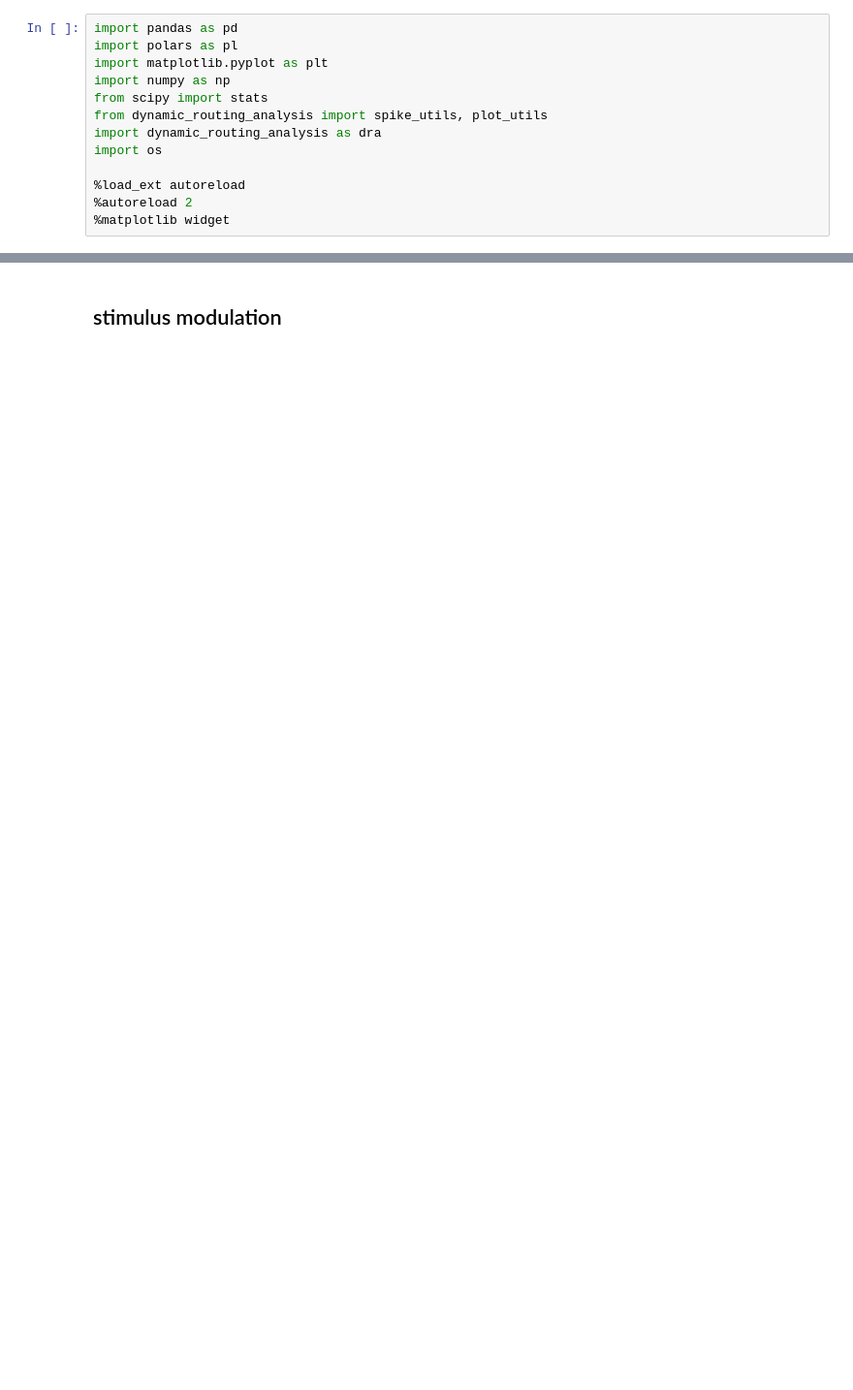
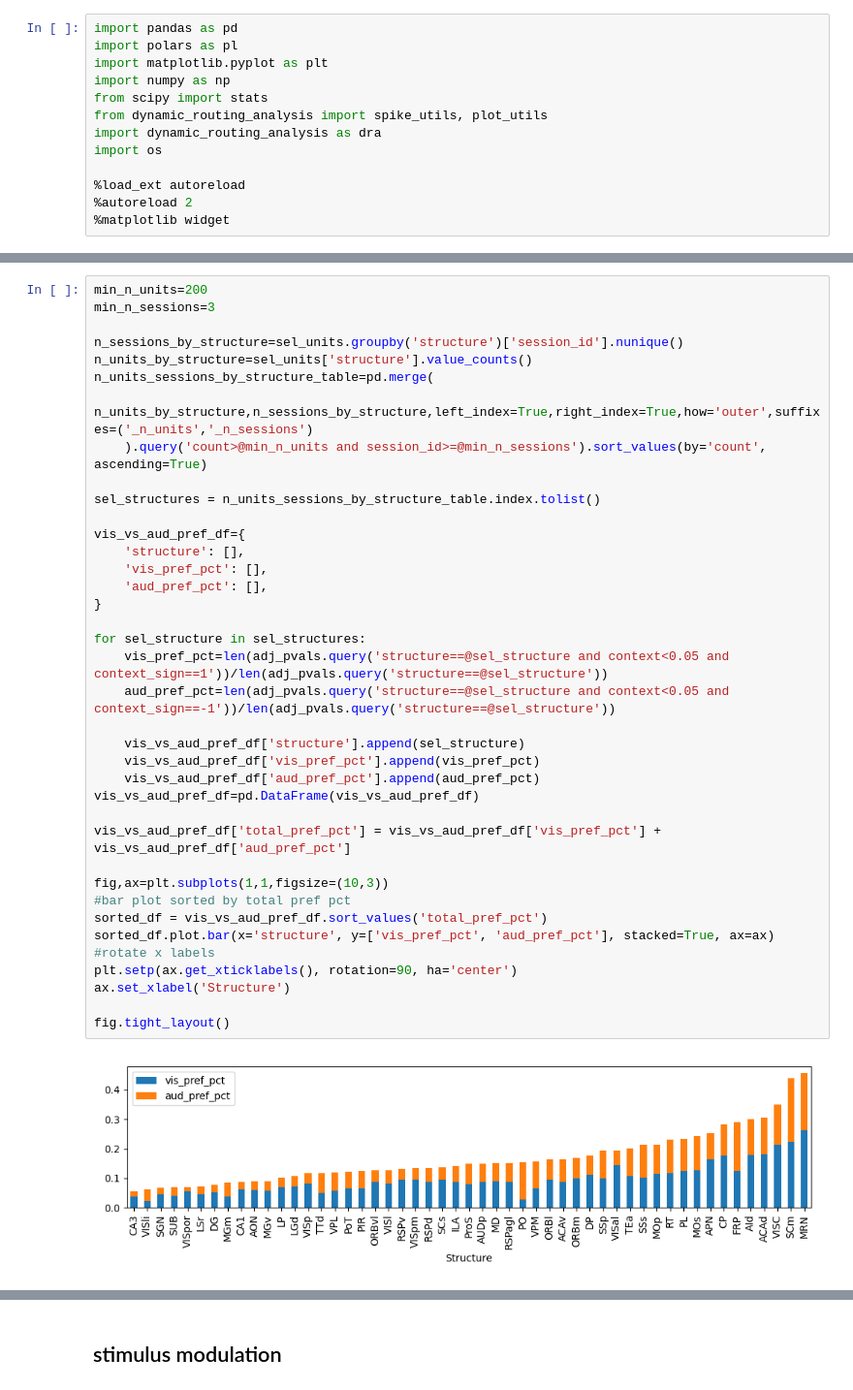
Before and after one commit to AllenInstitute/dynamic_routing_analysis, a Jupyter notebook: notebooks/single_unit_metrics_analysis.ipynb, the cells around one changed output, grey strips where cells are left out. Shown at 97% size. Cells and saved outputs as stored; diff of their text form; blank space fills up the shorter version.

```diff
--- a/notebooks/single_unit_metrics_analysis.ipynb
+++ b/notebooks/single_unit_metrics_analysis.ipynb
@@ -298,2 +214,42 @@ MOs fraction aud context preferring: 0.10100395497414055
+# %%
+min_n_units=200
+min_n_sessions=3
+
+n_sessions_by_structure=sel_units.groupby('structure')['session_id'].nunique()
+n_units_by_structure=sel_units['structure'].value_counts()
+n_units_sessions_by_structure_table=pd.merge(
+    n_units_by_structure,n_sessions_by_structure,left_index=True,right_index=True,how='outer',suffixes=('_n_units','_n_sessions')
+    ).query('count>@min_n_units and session_id>=@min_n_sessions').sort_values(by='count', ascending=True)
+
+sel_structures = n_units_sessions_by_structure_table.index.tolist()
+
+vis_vs_aud_pref_df={
+    'structure': [],
+    'vis_pref_pct': [],
+    'aud_pref_pct': [],
+}
+
+for sel_structure in sel_structures:
+    vis_pref_pct=len(adj_pvals.query('structure==@sel_structure and context<0.05 and context_sign==1'))/len(adj_pvals.query('structure==@sel_structure'))
+    aud_pref_pct=len(adj_pvals.query('structure==@sel_structure and context<0.05 and context_sign==-1'))/len(adj_pvals.query('structure==@sel_structure'))
+
+    vis_vs_aud_pref_df['structure'].append(sel_structure)
+    vis_vs_aud_pref_df['vis_pref_pct'].append(vis_pref_pct)
+    vis_vs_aud_pref_df['aud_pref_pct'].append(aud_pref_pct)
+vis_vs_aud_pref_df=pd.DataFrame(vis_vs_aud_pref_df)
+
+vis_vs_aud_pref_df['total_pref_pct'] = vis_vs_aud_pref_df['vis_pref_pct'] + vis_vs_aud_pref_df['aud_pref_pct']
+
+fig,ax=plt.subplots(1,1,figsize=(10,3))
+#bar plot sorted by total pref pct
+sorted_df = vis_vs_aud_pref_df.sort_values('total_pref_pct')
+sorted_df.plot.bar(x='structure', y=['vis_pref_pct', 'aud_pref_pct'], stacked=True, ax=ax)
+#rotate x labels
+plt.setp(ax.get_xticklabels(), rotation=90, ha='center')
+ax.set_xlabel('Structure')
+
+fig.tight_layout()
+# %% [output]
+[figure, added]
 # %%
 (adj_pvals.query('vis1_context_evoked<0.05')['sound1_context_evoked']<0.05).mean()
```
Also changed, not shown: parts of 50 cells of this notebook, 9 other files.
